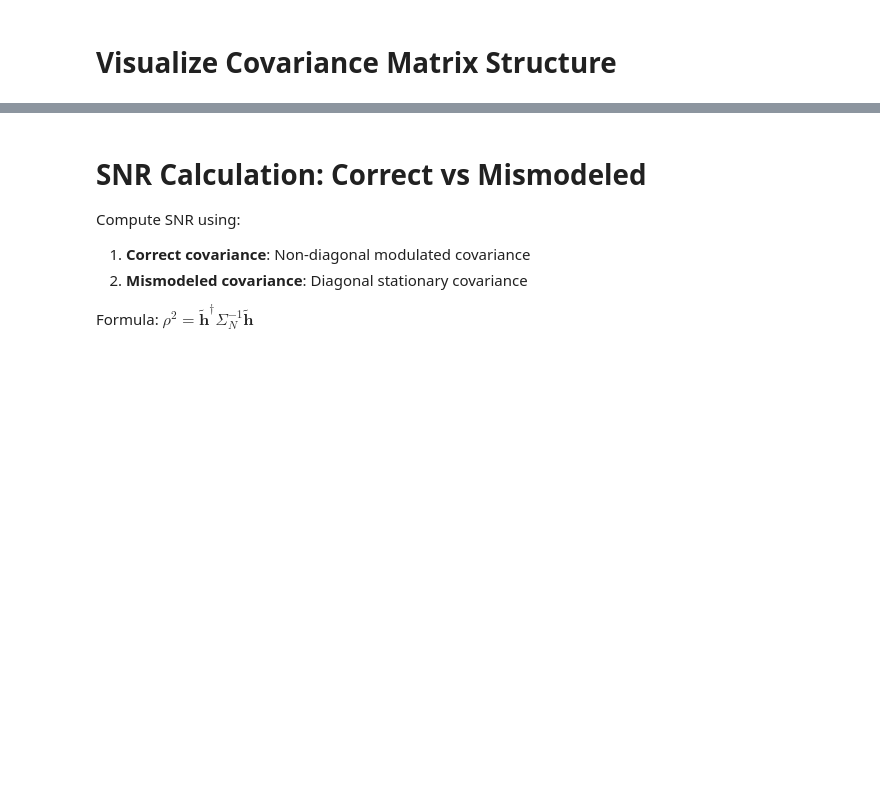
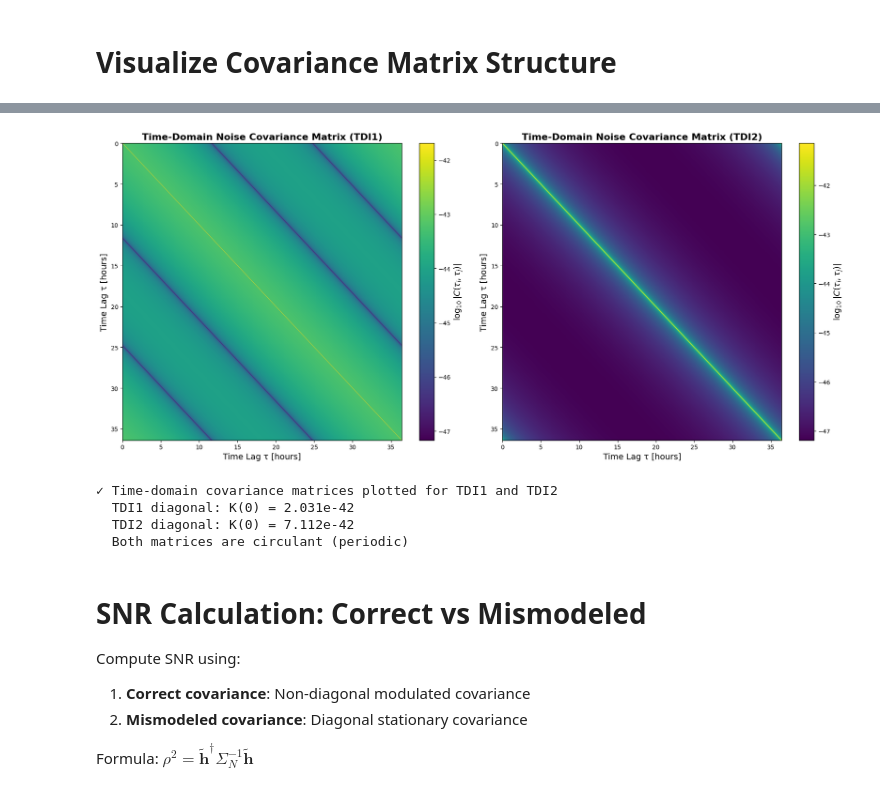
Before and after one commit to lorenzsp/NoStaLISA, a Jupyter notebook: toy_models/toy_model_modulation_mismodel.ipynb, the cells around one changed output, grey strips where cells are left out. Cells and saved outputs as stored; diff of their text form; code cells hidden in the pictures; blank space fills up the shorter version.

Commit message:
adding time-domain matrix code

```diff
--- a/toy_models/toy_model_modulation_mismodel.ipynb
+++ b/toy_models/toy_model_modulation_mismodel.ipynb
@@ -565,6 +616,52 @@ Key observations:
   • Modulated matrices show off-diagonal band structure
   • Stationary matrices are purely diagonal
   • Off-diagonal terms represent frequency coupling from modulation
+# %%
+noise_cov_tdi1 = noise_cov_matrix_time(PSD_TDI1, delta_t, circulant=True)
+noise_cov_tdi2 = noise_cov_matrix_time(PSD_TDI2, delta_t, circulant=True)
+
+noise_cov_tdi1 = noise_cov_matrix_time(PSD_TDI1, delta_t, circulant=True)
+noise_cov_tdi2 = noise_cov_matrix_time(PSD_TDI2, delta_t, circulant=True)
+
+# Plot the time-domain noise covariance matrices for both TDI1 and TDI2
+fig, axes = plt.subplots(1, 2, figsize=[18, 8])
+
+M = len(noise_cov_tdi1)
+tau_vals = delta_t * np.arange(M) / 3600  # Convert to hours
+
+# TDI1 - Full covariance matrix
+im1 = axes[0].imshow(np.log10(np.abs(noise_cov_tdi1) + 1e-60),
+                      extent=[0, tau_vals[-1], tau_vals[-1], 0],
+                      cmap='viridis', aspect='auto', origin='upper')
+axes[0].set_xlabel('Time Lag τ [hours]', fontsize=14)
+axes[0].set_ylabel('Time Lag τ [hours]', fontsize=14)
+axes[0].set_title('Time-Domain Noise Covariance Matrix (TDI1)', fontsize=16, fontweight='bold')
+cbar1 = plt.colorbar(im1, ax=axes[0])
+cbar1.set_label(r'$\log_{10}|C(\tau_i, \tau_j)|$', fontsize=14)
+
+# TDI2 - Full covariance matrix
+im2 = axes[1].imshow(np.log10(np.abs(noise_cov_tdi2) + 1e-60),
+                      extent=[0, tau_vals[-1], tau_vals[-1], 0],
+                      cmap='viridis', aspect='auto', origin='upper')
+axes[1].set_xlabel('Time Lag τ [hours]', fontsize=14)
+axes[1].set_ylabel('Time Lag τ [hours]', fontsize=14)
+axes[1].set_title('Time-Domain Noise Covariance Matrix (TDI2)', fontsize=16, fontweight='bold')
+cbar2 = plt.colorbar(im2, ax=axes[1])
+cbar2.set_label(r'$\log_{10}|C(\tau_i, \tau_j)|$', fontsize=14)
+
+plt.tight_layout()
+plt.show()
+
+print(f"✓ Time-domain covariance matrices plotted for TDI1 and TDI2")
+print(f"  TDI1 diagonal: K(0) = {noise_cov_tdi1[0, 0]:.3e}")
+print(f"  TDI2 diagonal: K(0) = {noise_cov_tdi2[0, 0]:.3e}")
+print(f"  Both matrices are circulant (periodic)")
+# %% [output]
+[figure, added]
+✓ Time-domain covariance matrices plotted for TDI1 and TDI2
+  TDI1 diagonal: K(0) = 2.031e-42
+  TDI2 diagonal: K(0) = 7.112e-42
+  Both matrices are circulant (periodic)
 # %% [markdown]
 # SNR Calculation: Correct vs Mismodeled
 
```
Also changed, not shown: parts of 8 cells of this notebook.
